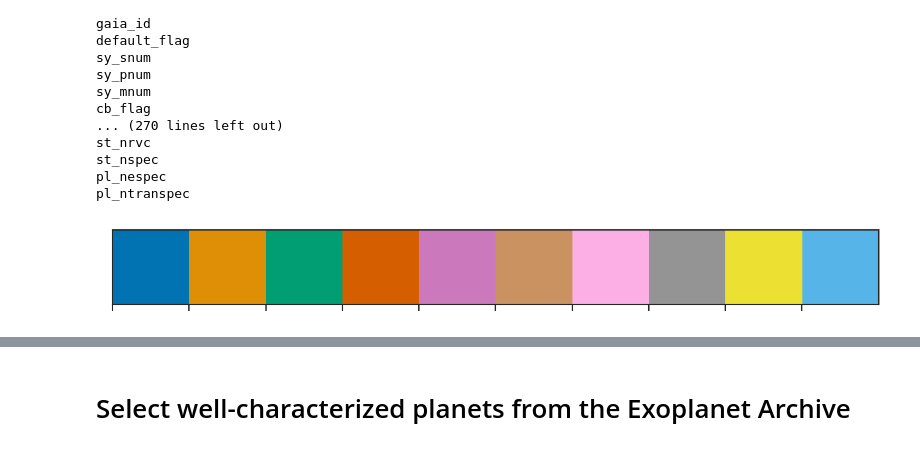
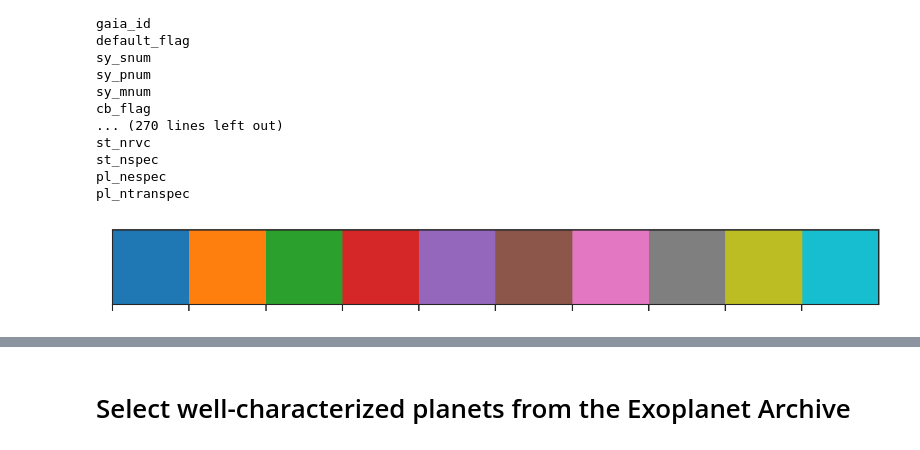
Before and after one commit to trevordavid/nasa-smex-concept, a Jupyter notebook: notebooks/smex_plots.ipynb, the cells around one changed output, grey strips where cells are left out. Cells and saved outputs as stored; diff of their text form; code cells hidden in the pictures.

```diff
--- a/notebooks/smex_plots.ipynb
+++ b/notebooks/smex_plots.ipynb
@@ -111,13 +149,15 @@ pl_nespec
 pl_ntranspec
 # %%
 sns.set_style("ticks")
-sns.set_palette("colorblind")
-colors = sns.color_palette("colorblind", 10)
+#sns.set_palette("colorblind")
+#colors = sns.color_palette("colorblind", 10)
+sns.set_palette("tab10")
+colors = sns.color_palette("tab10", 10)
 sns.palplot(colors)
 
 from adjustText import adjust_text
 # %% [output]
-[figure, old version]
+[figure, new version]
 # %%
 arg = (nea.default_flag==1)
 arg &= (abs(nea.pl_radeerr1/nea.pl_rade)<0.1)
```
Also changed, not shown: parts of 5 cells of this notebook, 4 other files.
